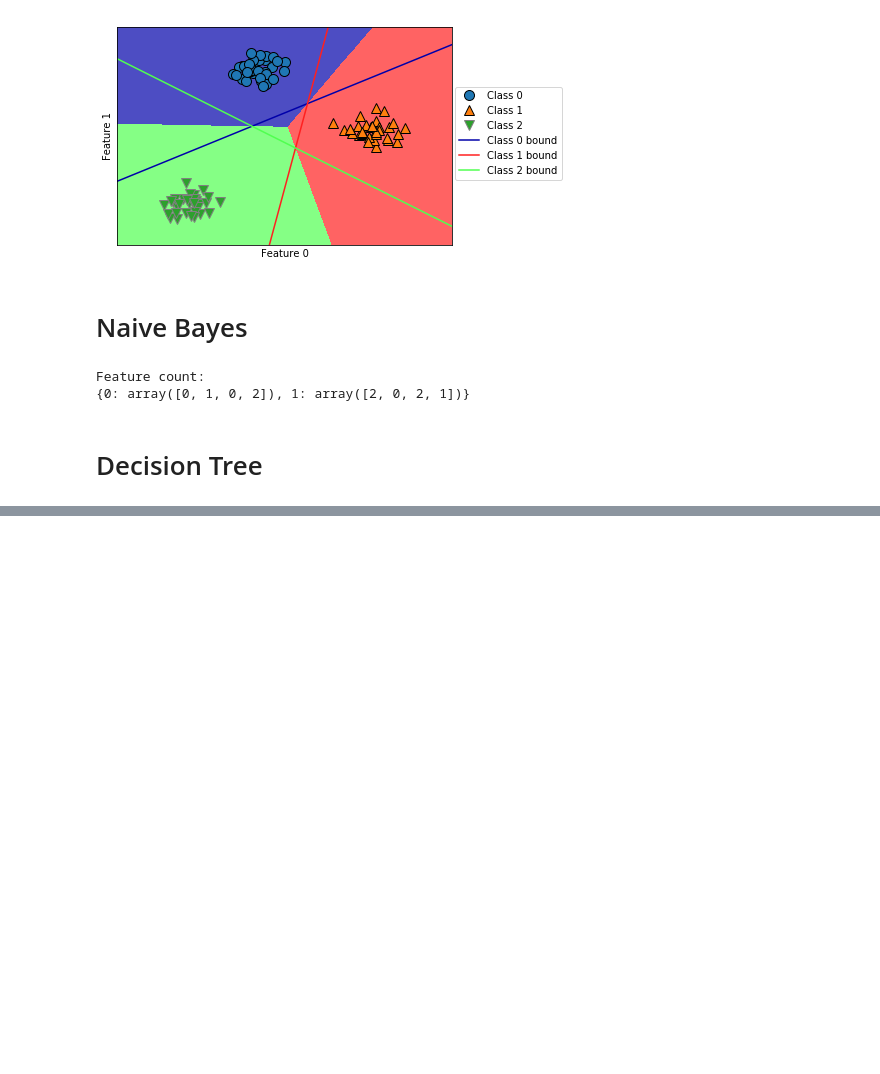
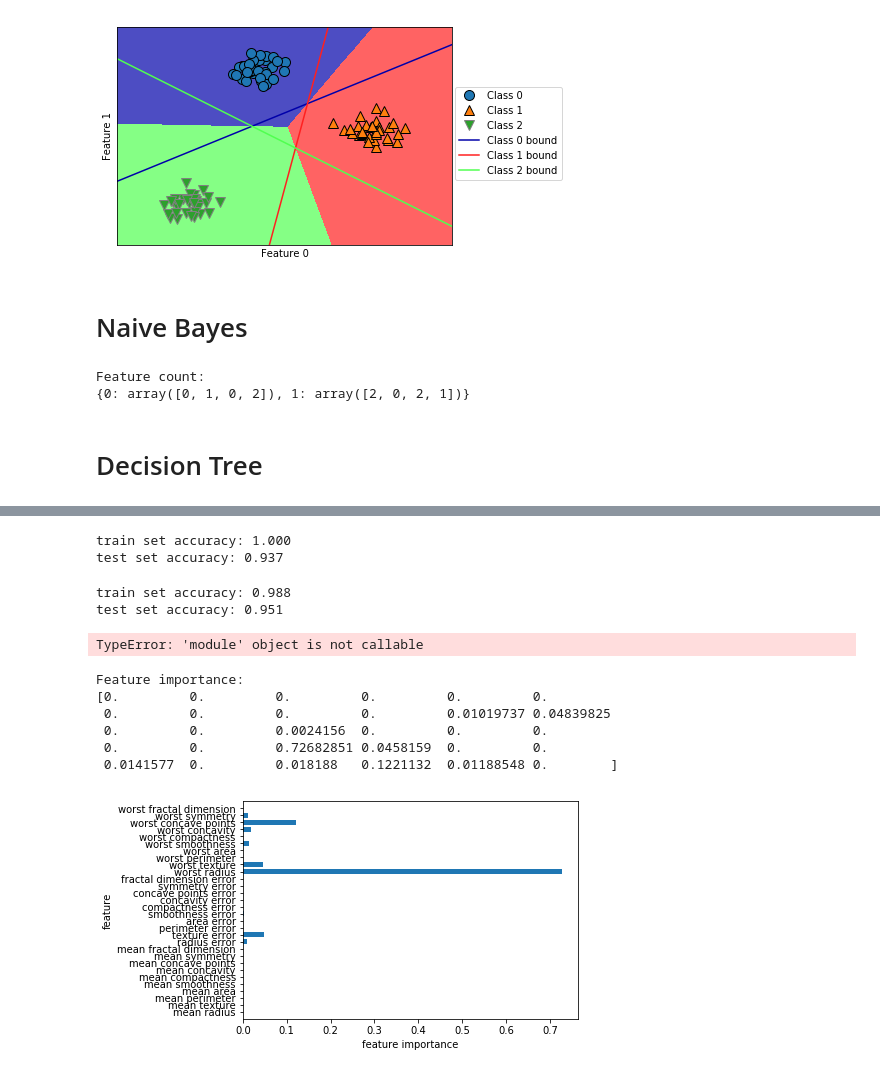
Before and after one commit to JMmmmuu/ML, a Jupyter notebook: IntroToMLwithPython/2_SupervisedLearning.ipynb, the cells around one changed output, grey strips where cells are left out. Drawn from its saved outputs; the diff is of its cells as text; code cells hidden in the pictures; blank space fills up the shorter version.

Commit message:
ML-Tree Decision

```diff
--- a/IntroToMLwithPython/2_SupervisedLearning.ipynb
+++ b/IntroToMLwithPython/2_SupervisedLearning.ipynb
@@ -491,0 +495,21 @@ Feature count:
+# %%
+from sklearn.tree import DecisionTreeClassifier
+
+cancer = load_breast_cancer()
+x_train, x_test, y_train, y_test = train_test_split(cancer.data, cancer.target, stratify=cancer.target, random_state=42)
+tree = DecisionTreeClassifier(random_state=0)
+tree.fit(x_train, y_train)
+print("train set accuracy: {:.3f}".format(tree.score(x_train, y_train)))
+print("test set accuracy: {:.3f}".format(tree.score(x_test, y_test)))
+# %% [output]
+train set accuracy: 1.000
+test set accuracy: 0.937
+# %%
+tree = DecisionTreeClassifier(max_depth=4, random_state=0)
+tree.fit(x_train, y_train)
+
+print("train set accuracy: {:.3f}".format(tree.score(x_train, y_train)))
+print("test set accuracy: {:.3f}".format(tree.score(x_test, y_test)))
+# %% [output]
+train set accuracy: 0.988
+test set accuracy: 0.951
@@ -491,0 +519,28 @@ Feature count:
+# %%
+import graphviz
+
+with open("tree.dot") as f:
+    dot_graph = f.read()
+display(graphviz.Source(dot_graph))
+# %% [output]
+TypeError: 'module' object is not callable
+# %%
+print("Feature importance:\n{}".format(tree.feature_importances_))
+# %% [output]
+Feature importance:
+[0.         0.         0.         0.         0.         0.
+ 0.         0.         0.         0.         0.01019737 0.04839825
+ 0.         0.         0.0024156  0.         0.         0.
+ 0.         0.         0.72682851 0.0458159  0.         0.
+ 0.0141577  0.         0.018188   0.1221132  0.01188548 0.        ]
+# %%
+def plot_feature_importances_cancer(model):
+    n_features = cancer.data.shape[1]
+    plt.barh(range(n_features), model.feature_importances_, align='center')
+    plt.yticks(np.arange(n_features), cancer.feature_names)
+    plt.xlabel("feature importance")
+    plt.ylabel("feature")
+    plt.ylim(-1, n_features)
+plot_feature_importances_cancer(tree)
+# %% [output]
+[figure, added]
```
Also changed, not shown: parts of 5 cells of this notebook.
